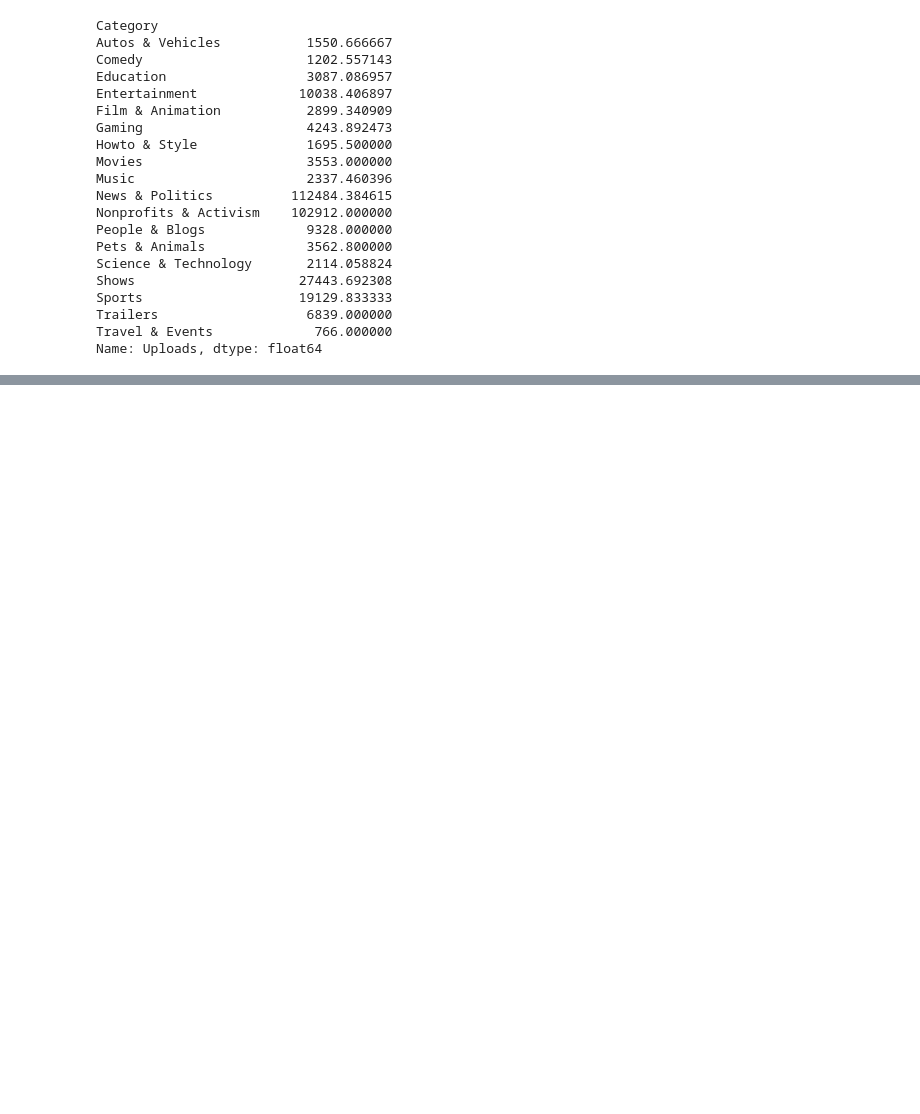
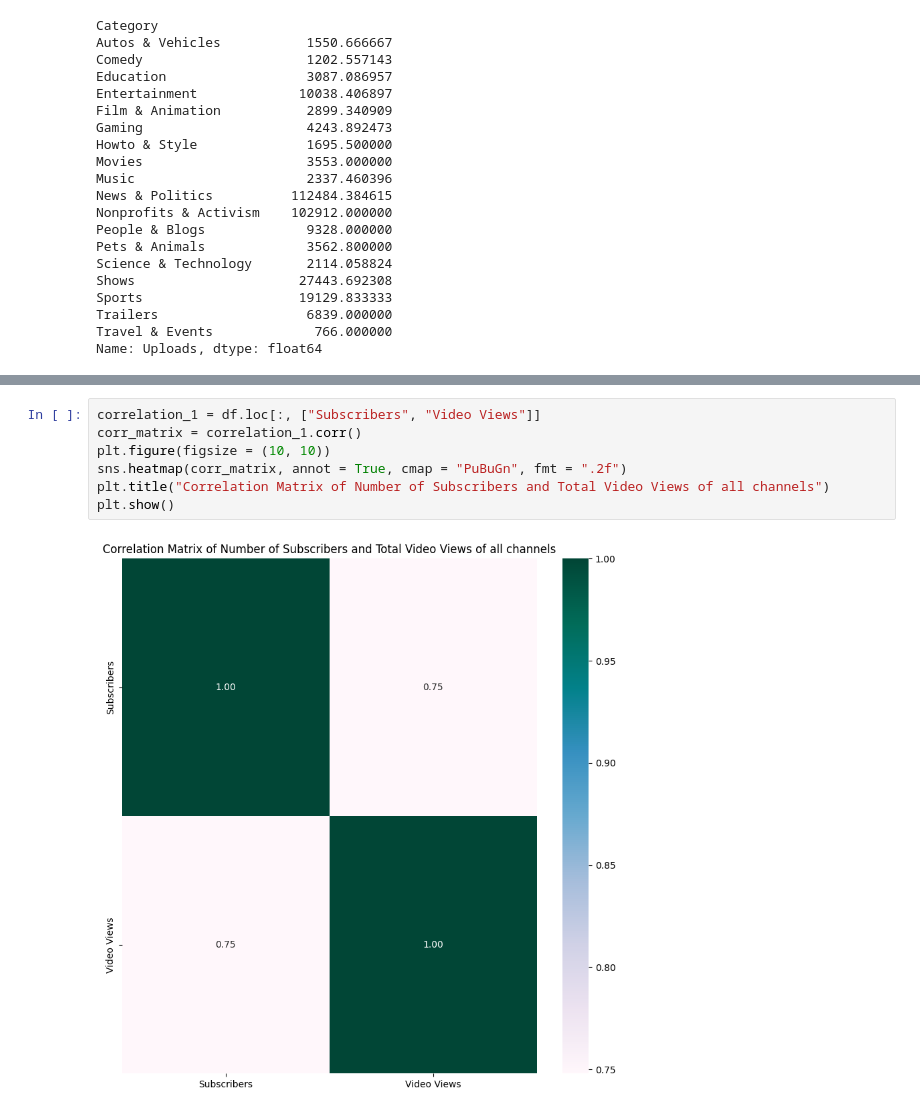
Before and after one commit to dheerajrajappikonda/EDA, a Jupyter notebook: EDA_Youtube.ipynb, the cells around one changed output, grey strips where cells are left out. Saved outputs shown, nothing was run; the diff lists cells and outputs as text; blank space fills up the shorter version.

```diff
--- a/EDA_Youtube.ipynb
+++ b/EDA_Youtube.ipynb
@@ -264,0 +323,9 @@ Name: Uploads, dtype: float64
+# %%
+correlation_1 = df.loc[:, ["Subscribers", "Video Views"]]
+corr_matrix = correlation_1.corr()
+plt.figure(figsize = (10, 10))
+sns.heatmap(corr_matrix, annot = True, cmap = "PuBuGn", fmt = ".2f")
+plt.title("Correlation Matrix of Number of Subscribers and Total Video Views of all channels")
+plt.show()
+# %% [output]
+[figure, added]
```
Also changed, not shown: parts of 4 cells of this notebook.
